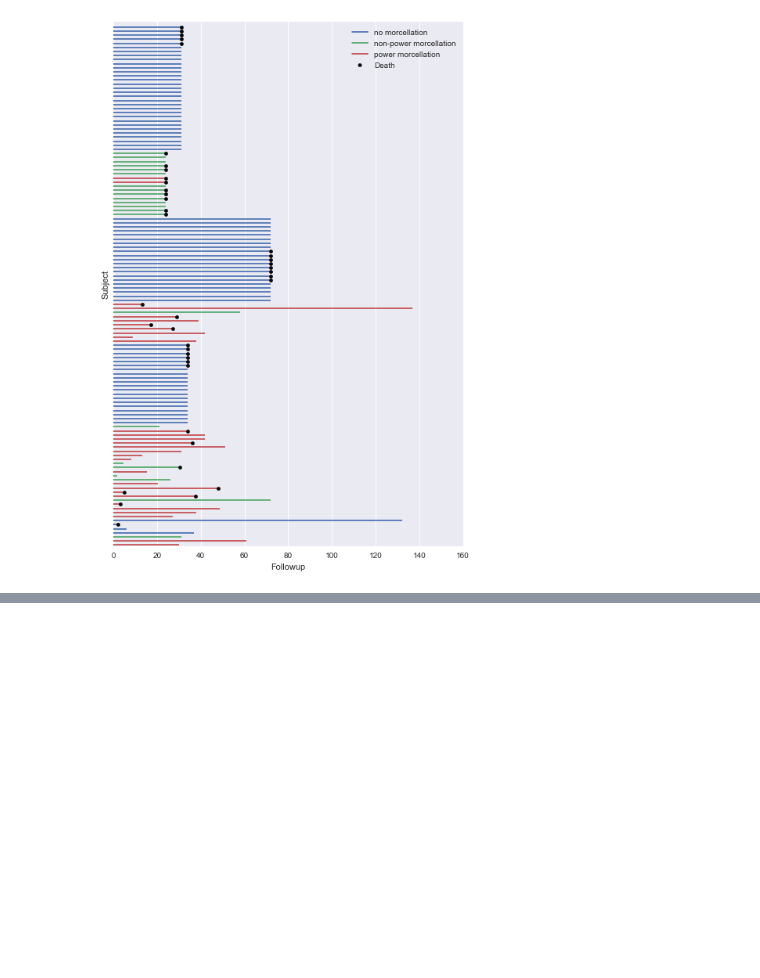
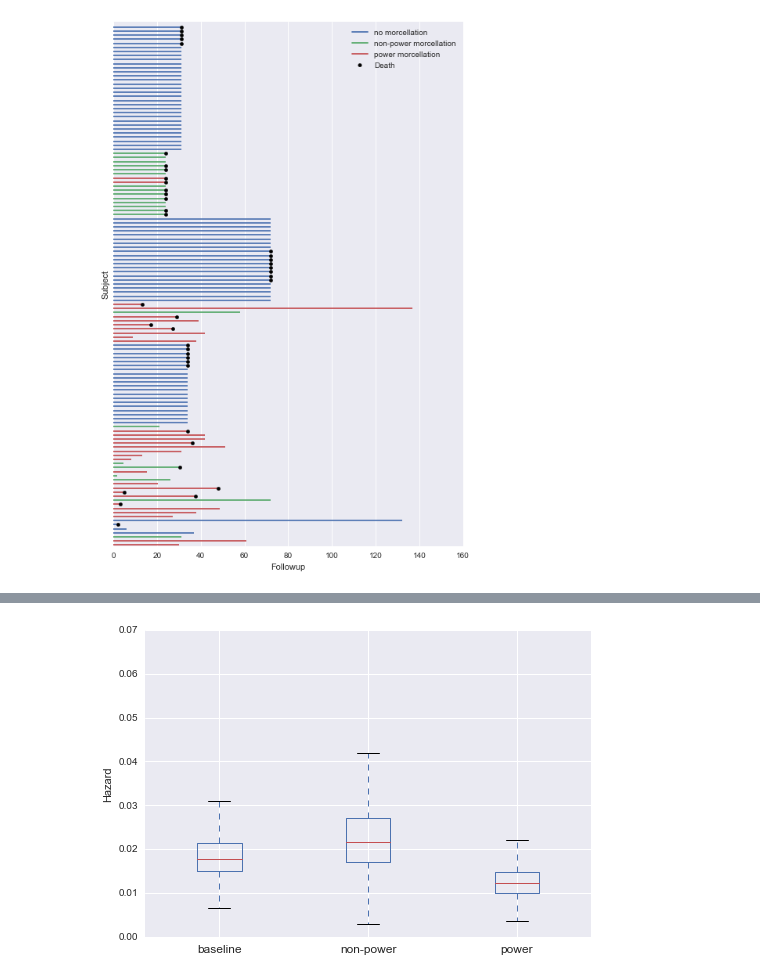
Before and after one commit to VanderbiltPopHealthSci/uterine_fibroids_MA, a Jupyter notebook: Key Question 4 Meta-analysis.ipynb, the cells around one changed output, grey strips where cells are left out. Drawn from its saved outputs; the diff is of its cells as text; code cells hidden in the pictures; blank space fills up the shorter version.

```diff
--- a/Key Question 4 Meta-analysis.ipynb
+++ b/Key Question 4 Meta-analysis.ipynb
@@ -396,0 +272,11 @@ ax.legend(loc=1);
+# %%
+baseline_hazard = np.exp(trace['β0'][n_burn:])
+non_power_hazard = np.exp(trace['β0'][n_burn:] + trace['β1'][n_burn:, 0])
+power_hazard = np.exp(trace['β0'][n_burn:] + trace['β1'][n_burn:, 1])
+# %%
+hazard_df = pd.DataFrame({'baseline':baseline_hazard, 'non-power':non_power_hazard, 'power':power_hazard})
+# %%
+hazard_df.boxplot()
+plt.ylabel('Hazard');
+# %% [output]
+[figure, added]
```
Also changed, not shown: parts of 29 cells of this notebook.
